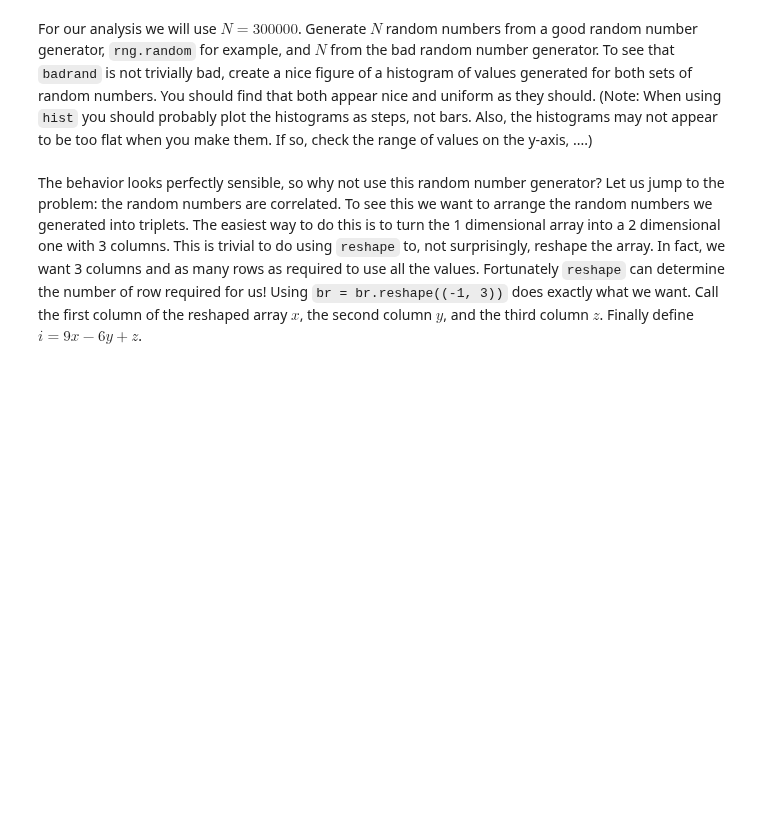
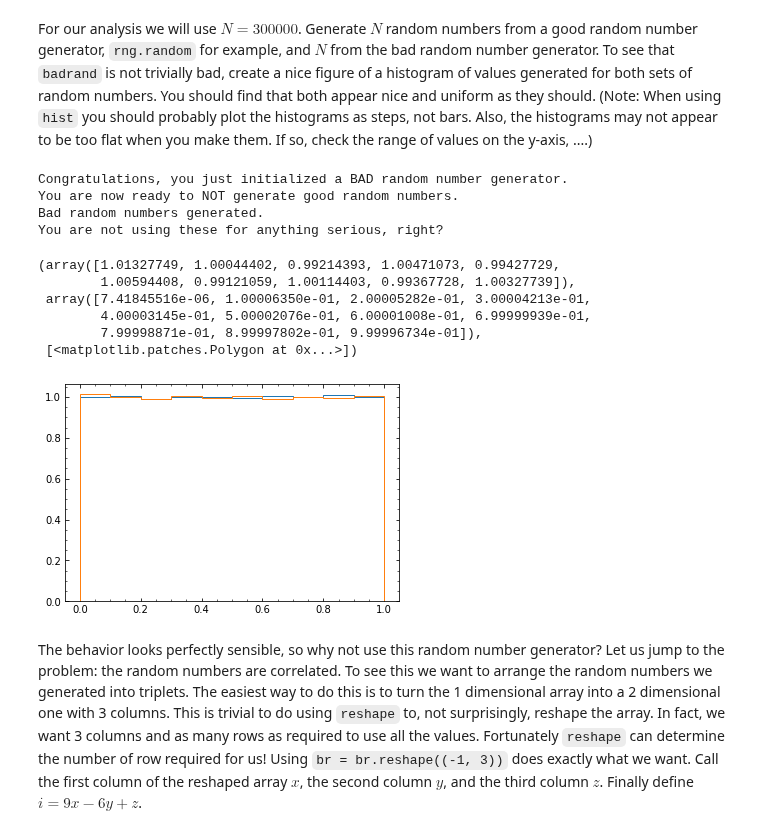
Before and after one commit to Rjames13/p250-spring-2022, a Jupyter notebook: labs/Lab11.ipynb, the cells around one changed output. Saved outputs shown, nothing was run; the diff lists cells and outputs as text; code cells hidden in the pictures; blank space fills up the shorter version.

```diff
--- a/labs/Lab11.ipynb
+++ b/labs/Lab11.ipynb
@@ -14,3 +11,15 @@ raise NotImplementedError()
+# %%
+import numpy as np
+import matplotlib.pyplot as plt
+import scipy.linalg as la
+#Globally fix plot styling
+import matplotlib as mpl
+mpl.rc('xtick', direction='in', top=True)
+mpl.rc('ytick', direction='in', right=True)
+mpl.rc('xtick.minor', visible=True)
+mpl.rc('ytick.minor', visible=True)
+
+rng = np.random.default_rng()
 # %% [markdown]
 ## Random Number Generators
 
@@ -61,3 +67,24 @@ raise NotImplementedError()
+# %%
+N=300000
+seed=135246
+randu = badrand(seed)
+# To get N random numbers we then use
+br = randu.ran(N)
+plt.hist(br,histtype="step",density=True)
+gr=rng.random(N)
+plt.hist(gr,histtype="step",density=True)
+# %% [output]
+Congratulations, you just initialized a BAD random number generator.
+You are now ready to NOT generate good random numbers.
+Bad random numbers generated.
+You are not using these for anything serious, right?
+(array([1.01327749, 1.00044402, 0.99214393, 1.00471073, 0.99427729,
+        1.00594408, 0.99121059, 1.00114403, 0.99367728, 1.00327739]),
+ array([7.41845516e-06, 1.00006350e-01, 2.00005282e-01, 3.00004213e-01,
+        4.00003145e-01, 5.00002076e-01, 6.00001008e-01, 6.99999939e-01,
+        7.99998871e-01, 8.99997802e-01, 9.99996734e-01]),
+ [<matplotlib.patches.Polygon at 0x...>])
+[figure, added]
 # %% [markdown]
 The behavior looks perfectly sensible, so why not use this random number generator?  Let us jump to the problem: the random numbers are correlated.  To see this we want to arrange the random numbers we generated into triplets.  The easiest way to do this is to turn the 1 dimensional array into a 2 dimensional one with 3 columns.  This is trivial to do using `reshape` to, not surprisingly, reshape the array.  In fact, we want 3 columns and as many rows as required to use all the values.  Fortunately `reshape` can determine the number of row required for us!  Using `br = br.reshape((-1, 3))` does exactly what we want.  Call the first column of the reshaped array $x$, the second column $y$, and the third column $z$.  Finally define $i = 9x-6y+z$.
 # %% [markdown]
```
Also changed, not shown: parts of 7 cells of this notebook.
